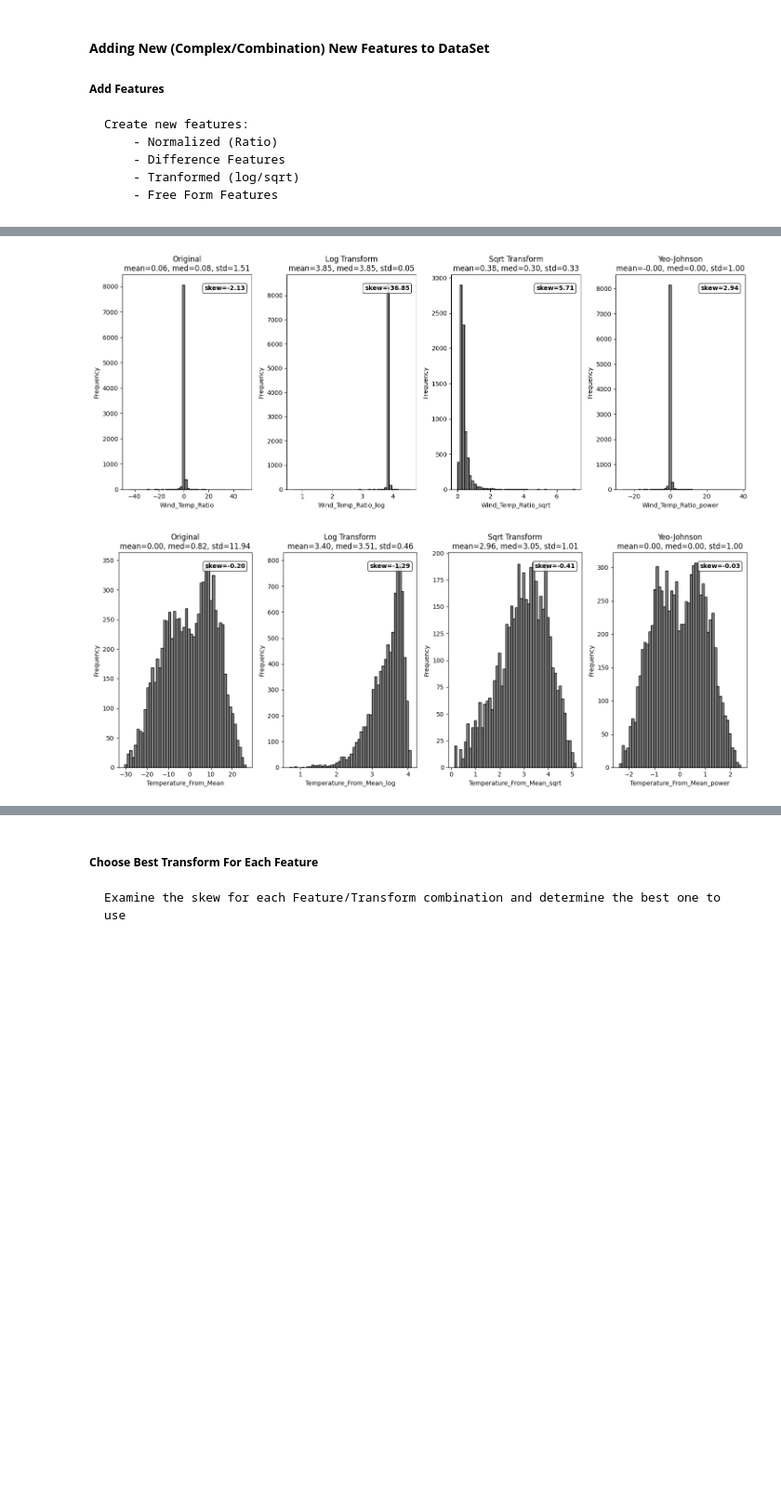
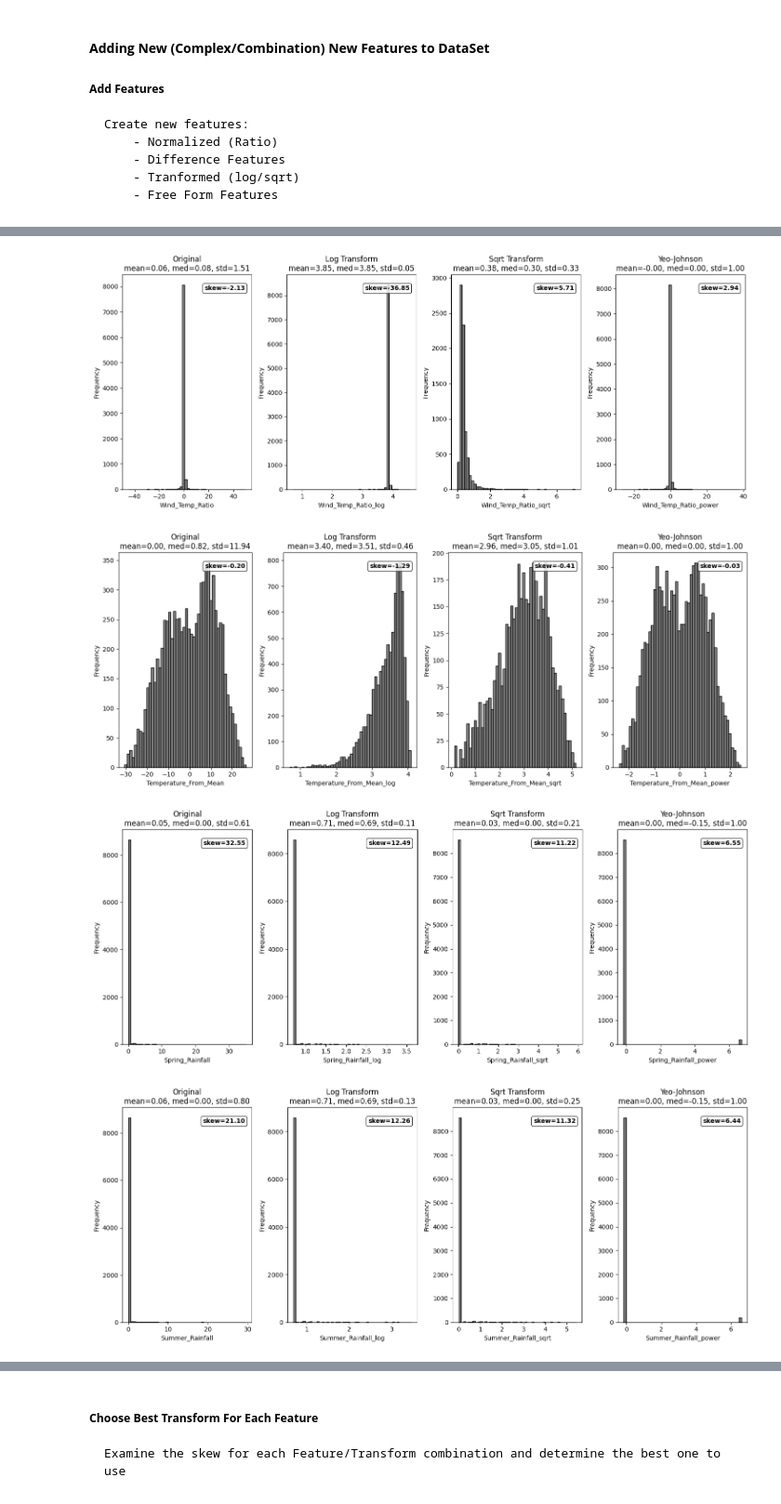
Before and after one commit to juanbucz/FullStackAcademyAICourse, a Jupyter notebook: Incremental Capstones/Capstone 5/Incremental Capstone 5 Notebook.ipynb, the cells around one changed output, grey strips where cells are left out. Shown at 93% size. Drawn from its saved outputs; the diff is of its cells as text; code cells hidden in the pictures; blank space fills up the shorter version.

```diff
--- a/Incremental Capstones/Capstone 5/Incremental Capstone 5 Notebook.ipynb
+++ b/Incremental Capstones/Capstone 5/Incremental Capstone 5 Notebook.ipynb
@@ -786,6 +786,20 @@ df_floridabikerentals_new['Wind_Temp_Ratio'] = df_floridabikerentals_new['Wind s
 
 # Difference Features - Temperature from Mean
 df_floridabikerentals_new['Temperature_From_Mean'] = df_floridabikerentals_new['Temperature(C)'] - df_floridabikerentals_new['Temperature(C)'].mean()
+
+# Add Free Form Features
+# Spring interactions
+df_floridabikerentals_new['Spring_Rainfall'] = df_floridabikerentals_new['Seasons_Spring'] * df_floridabikerentals_new['Rainfall(mm)']
+df_floridabikerentals_new['Spring_Humidity'] = (df_floridabikerentals_new['Seasons_Spring'] * df_floridabikerentals_new['Humidity(%)']).astype('int16')
+
+# Summer interactions
+df_floridabikerentals_new['Summer_Rainfall'] = df_floridabikerentals_new['Seasons_Summer'] * df_floridabikerentals_new['Rainfall(mm)']
+df_floridabikerentals_new['Summer_Humidity'] = (df_floridabikerentals_new['Seasons_Summer'] * df_floridabikerentals_new['Humidity(%)']).astype('int16')
+
+# Winter interactions
+df_floridabikerentals_new['Winter_Rainfall'] = df_floridabikerentals_new['Seasons_Winter'] * df_floridabikerentals_new['Rainfall(mm)']
+df_floridabikerentals_new['Winter_Humidity'] = (df_floridabikerentals_new['Seasons_Winter'] * df_floridabikerentals_new['Humidity(%)']).astype('int16')
+
 
 # Transformed Features
 # Apply to continuous (float64) Featres only
@@ -863,31 +877,32 @@ for i, col in enumerate(continuous_cols):
     axes[2].text(0.95, 0.95, f'skew={sqrt_data.skew():.2f}',
              transform=axes[2].transAxes,
              ha='right', va='top',
              fontsize=10, fontweight='bold',
              bbox=dict(boxstyle='round', facecolor='white', alpha=0.8))
 
     power_data = df_test[f'{col}_power']
     axes[3].set_title(f'Yeo-Johnson\nmean={power_data.mean():.2f}, med={power_data.median():.2f}, std={power_data.std():.2f}')
     axes[3].hist(df_test[f'{col}_power'], bins=50, edgecolor='black', color='grey')
     axes[3].set_xlabel(f'{col}_power')
     axes[3].set_ylabel('Frequency')
 
     # Display skew as label in the plot
     axes[3].text(0.95, 0.95, f'skew={power_data.skew():.2f}',
              transform=axes[3].transAxes,
              ha='right', va='top',
              fontsize=10, fontweight='bold',
              bbox=dict(boxstyle='round', facecolor='white', alpha=0.8))
 
     plt.tight_layout()
     plt.show()
-# Free Form Features
 # %% [output]
 [figure]
 [figure]
 [figure]
 [figure]
 [figure]
 [figure]
 [figure]
 [figure]
+[figure, added]
+[figure, added]
```
Also changed, not shown: parts of 6 cells of this notebook.
